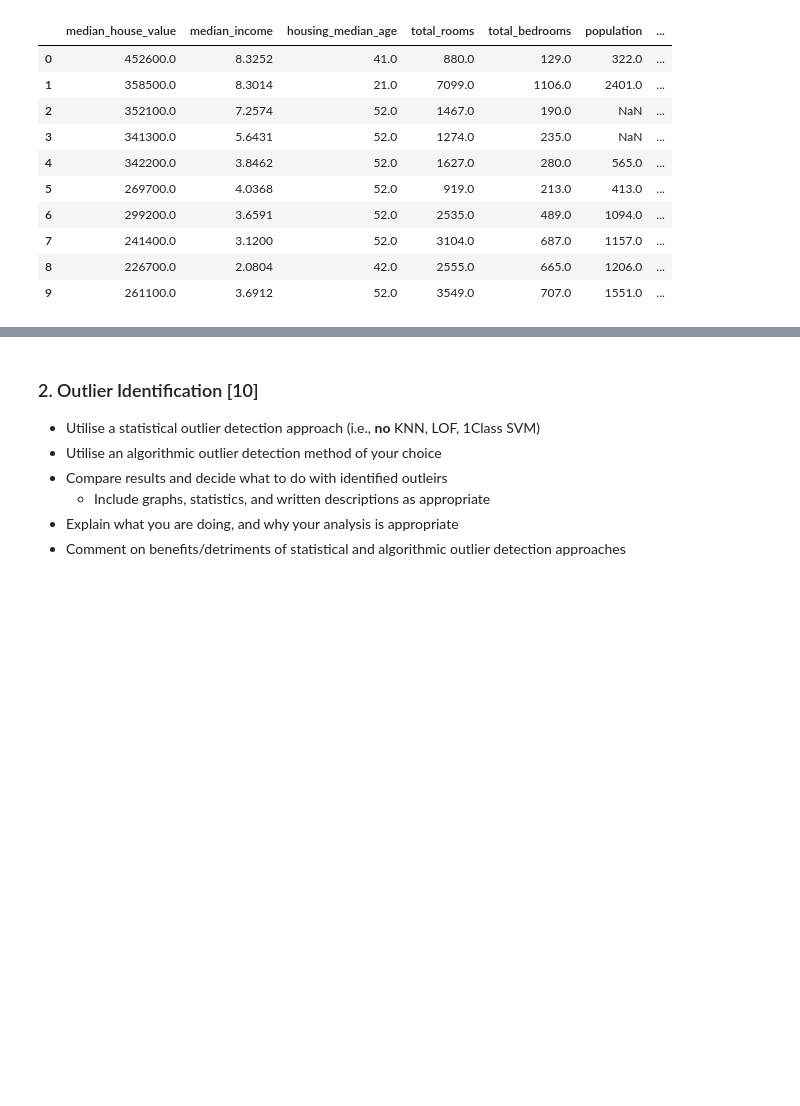
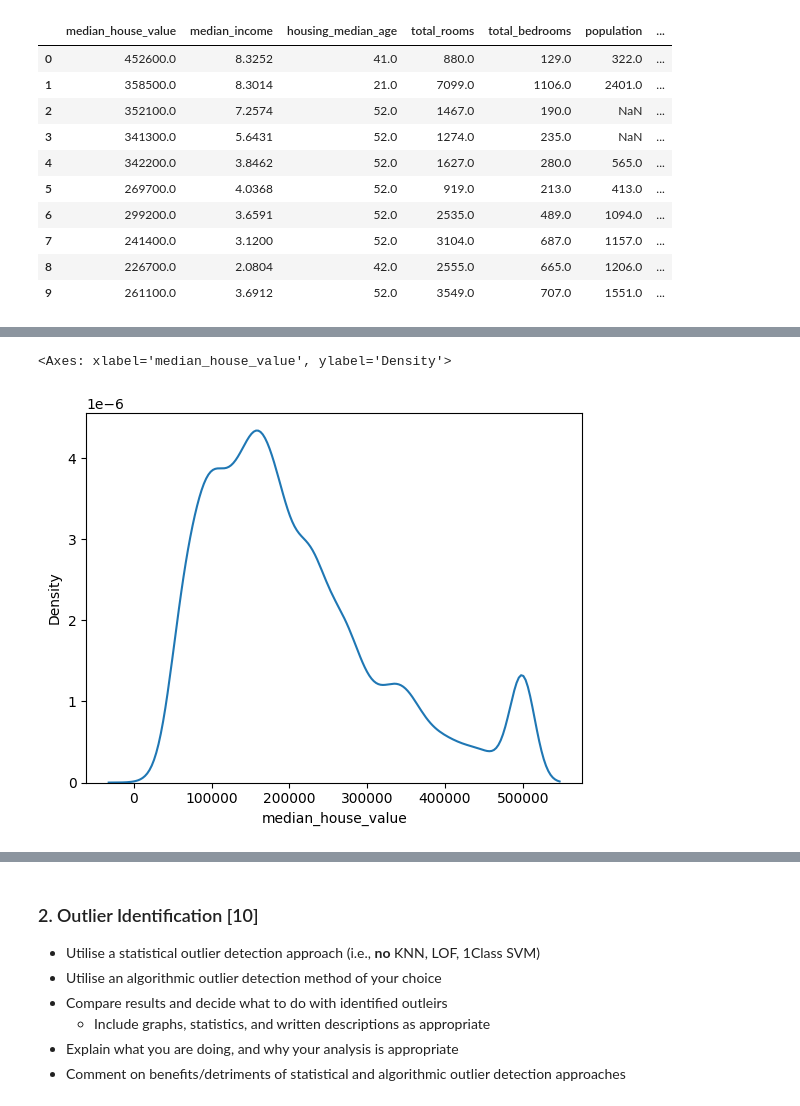
Before and after one commit to C2014515/https-github.com-newcastleuniversity-computing-CSC3831_Final_Assessment, a Jupyter notebook: Coursework/CSC3831_Final_Assessment.ipynb, the cells around one changed output, grey strips where cells are left out. Drawn from its saved outputs; the diff is of its cells as text; code cells hidden in the pictures; blank space fills up the shorter version.

```diff
--- a/Coursework/CSC3831_Final_Assessment.ipynb
+++ b/Coursework/CSC3831_Final_Assessment.ipynb
@@ -35,0 +41,5 @@ houses_corrupted.head(10)
+# %%
+sns.kdeplot(houses_corrupted['median_house_value'])
+# %% [output]
+<Axes: xlabel='median_house_value', ylabel='Density'>
+[figure, added]
```
Also changed, not shown: parts of 10 cells of this notebook.
